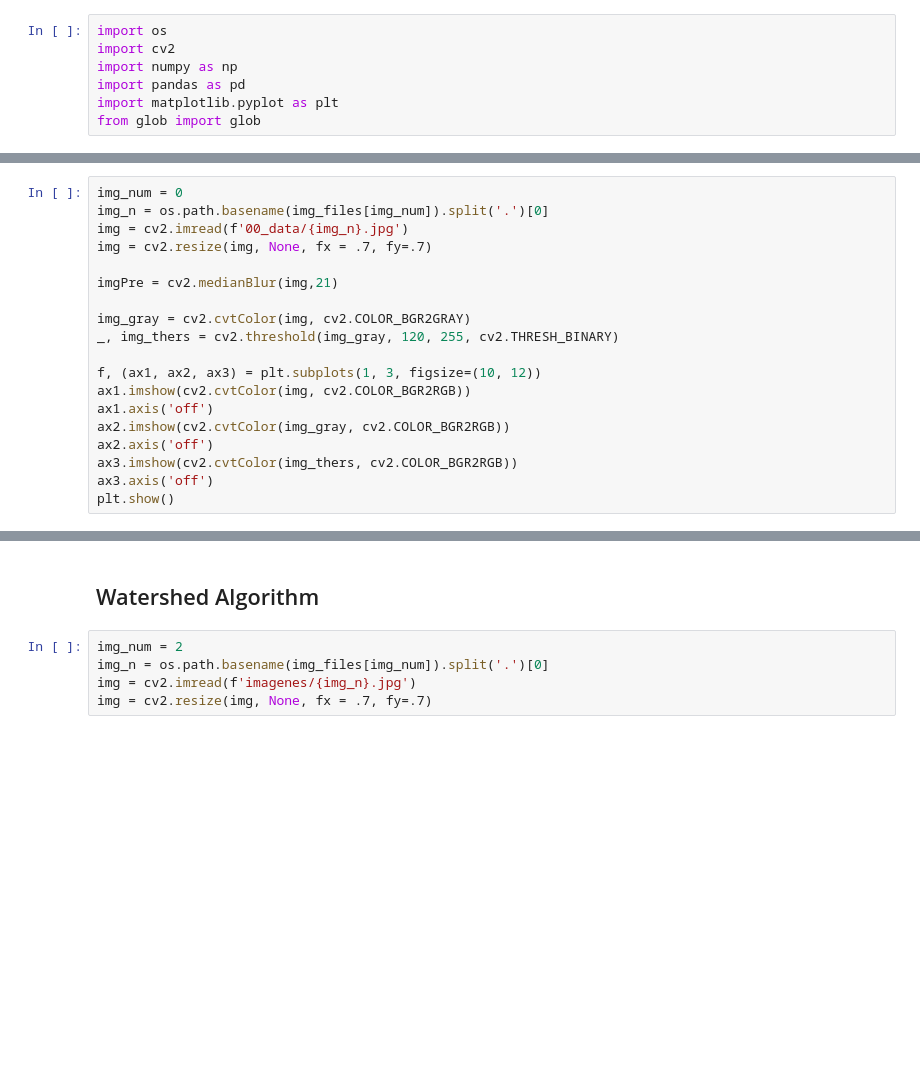
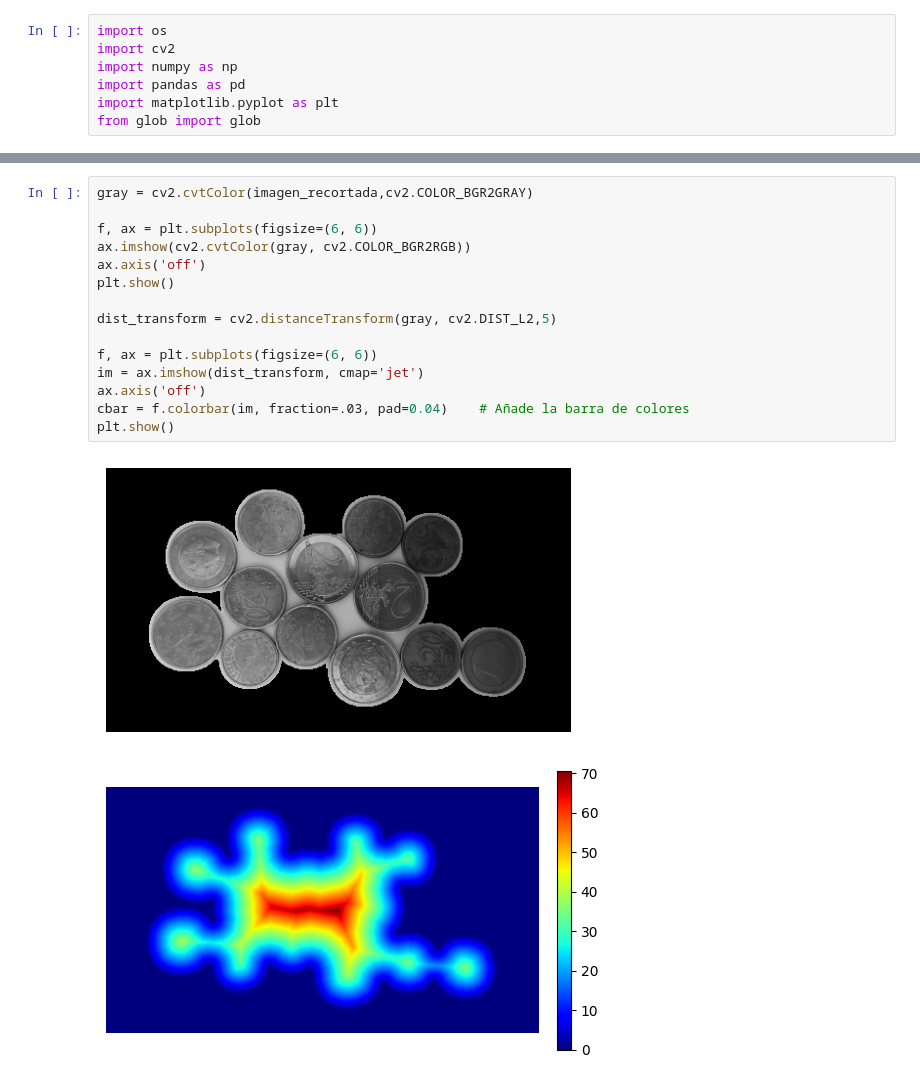
Before and after one commit to deivMM/computer_vision_image_processing, a Jupyter notebook: projects/money_counter/0_prueba.ipynb, the cells around one changed output, grey strips where cells are left out. Cells and saved outputs as stored; diff of their text form; blank space fills up the shorter version.

```diff
--- a/projects/money_counter/0_prueba.ipynb
+++ b/projects/money_counter/0_prueba.ipynb
@@ -14,19 +7,0 @@ img_files[0]
-# %%
-img_num = 0
-img_n = os.path.basename(img_files[img_num]).split('.')[0]
-img = cv2.imread(f'00_data/{img_n}.jpg')
-img = cv2.resize(img, None, fx = .7, fy=.7)
-
-imgPre = cv2.medianBlur(img,21)
-
-img_gray = cv2.cvtColor(img, cv2.COLOR_BGR2GRAY)
-_, img_thers = cv2.threshold(img_gray, 120, 255, cv2.THRESH_BINARY)
-
-f, (ax1, ax2, ax3) = plt.subplots(1, 3, figsize=(10, 12))
-ax1.imshow(cv2.cvtColor(img, cv2.COLOR_BGR2RGB))
-ax1.axis('off')
-ax2.imshow(cv2.cvtColor(img_gray, cv2.COLOR_BGR2RGB))
-ax2.axis('off')
-ax3.imshow(cv2.cvtColor(img_thers, cv2.COLOR_BGR2RGB))
-ax3.axis('off')
-plt.show()
@@ -71,7 +79,18 @@ plt.show()
-# %% [markdown]
-## Watershed Algorithm
-# %%
-img_num = 2
-img_n = os.path.basename(img_files[img_num]).split('.')[0]
-img = cv2.imread(f'imagenes/{img_n}.jpg')
-img = cv2.resize(img, None, fx = .7, fy=.7)
+# %%
+gray = cv2.cvtColor(imagen_recortada,cv2.COLOR_BGR2GRAY)
+
+f, ax = plt.subplots(figsize=(6, 6))
+ax.imshow(cv2.cvtColor(gray, cv2.COLOR_BGR2RGB))
+ax.axis('off')
+plt.show()
+
+dist_transform = cv2.distanceTransform(gray, cv2.DIST_L2,5)
+
+f, ax = plt.subplots(figsize=(6, 6))
+im = ax.imshow(dist_transform, cmap='jet')
+ax.axis('off')
+cbar = f.colorbar(im, fraction=.03, pad=0.04)    # Añade la barra de colores
+plt.show()
+# %% [output]
+[figure, added]
+[figure, added]
```
Also changed, not shown: parts of 11 cells of this notebook, 8 other files.
